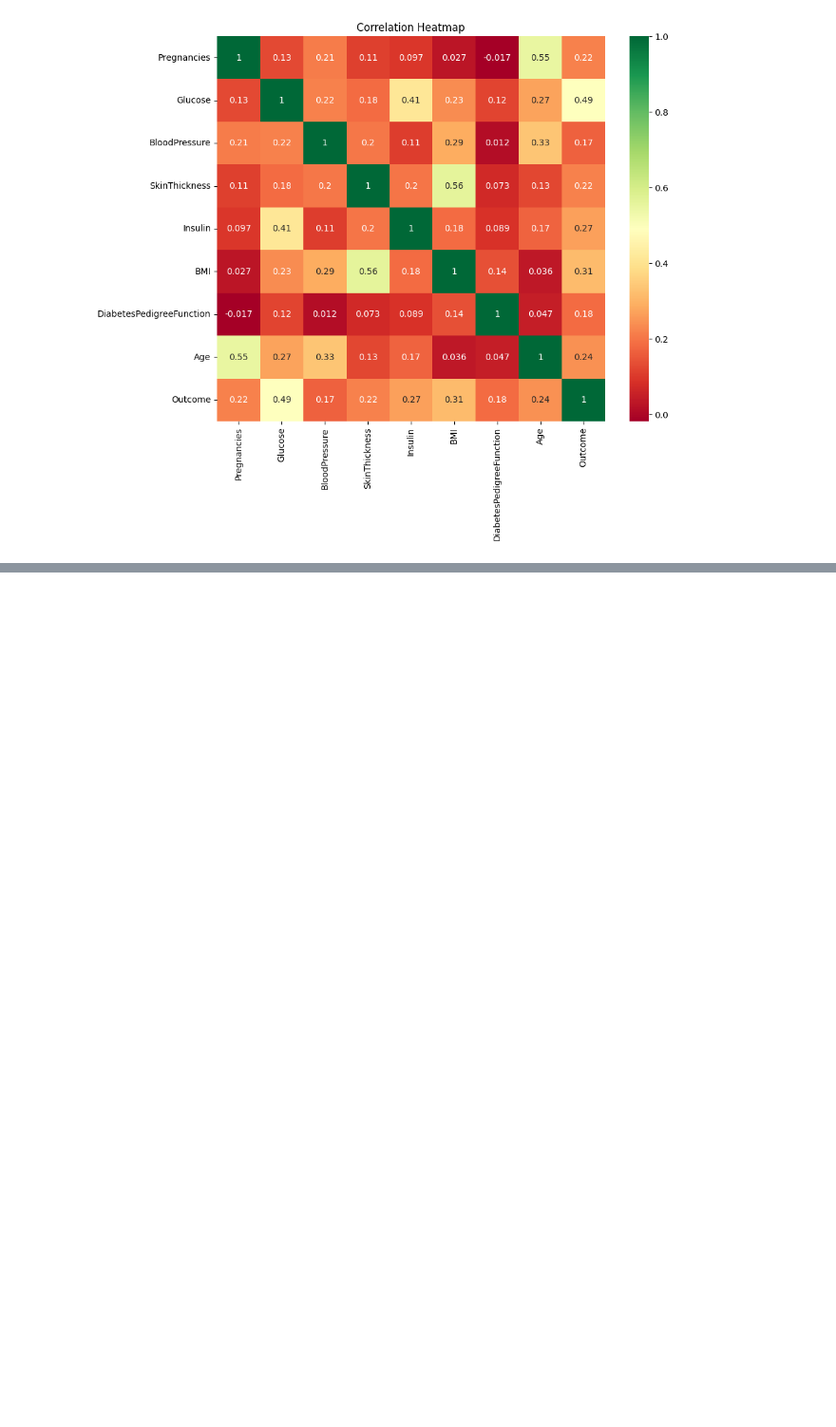
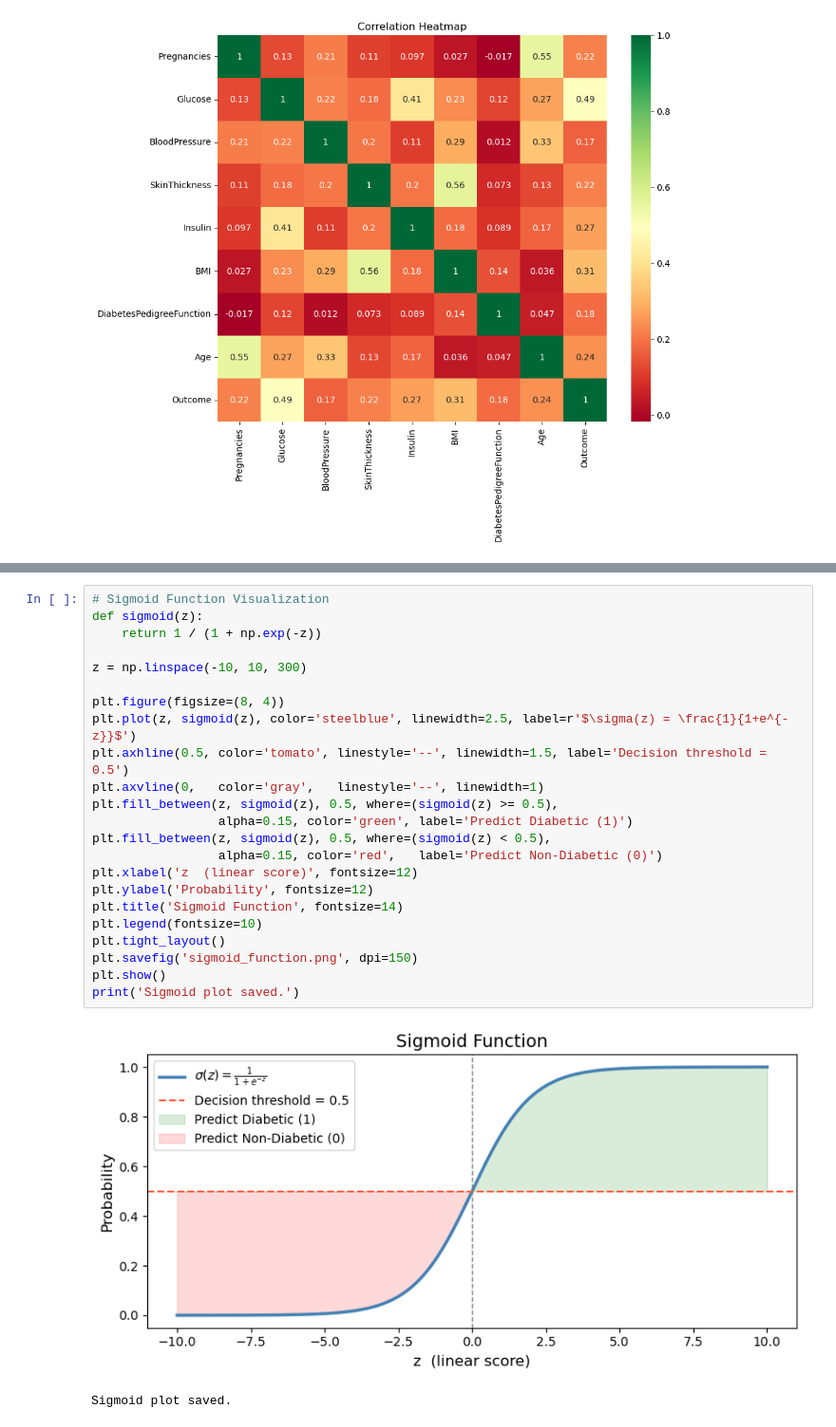
Before and after one commit to RoberRamzy/Classification-for-Pima-Indians-Diabetes-Database, a Jupyter notebook: Lab.ipynb, the cells around one changed output, grey strips where cells are left out. Shown at 95% size. Saved outputs shown, nothing was run; the diff lists cells and outputs as text; blank space fills up the shorter version.

```diff
--- a/Lab.ipynb
+++ b/Lab.ipynb
@@ -232,0 +252,26 @@ Text(0.5, 1.0, 'Correlation Heatmap')
+# %%
+# Sigmoid Function Visualization
+def sigmoid(z):
+    return 1 / (1 + np.exp(-z))
+
+z = np.linspace(-10, 10, 300)
+
+plt.figure(figsize=(8, 4))
+plt.plot(z, sigmoid(z), color='steelblue', linewidth=2.5, label=r'$\sigma(z) = \frac{1}{1+e^{-z}}$')
+plt.axhline(0.5, color='tomato', linestyle='--', linewidth=1.5, label='Decision threshold = 0.5')
+plt.axvline(0,   color='gray',   linestyle='--', linewidth=1)
+plt.fill_between(z, sigmoid(z), 0.5, where=(sigmoid(z) >= 0.5),
+                 alpha=0.15, color='green', label='Predict Diabetic (1)')
+plt.fill_between(z, sigmoid(z), 0.5, where=(sigmoid(z) < 0.5),
+                 alpha=0.15, color='red',   label='Predict Non-Diabetic (0)')
+plt.xlabel('z  (linear score)', fontsize=12)
+plt.ylabel('Probability', fontsize=12)
+plt.title('Sigmoid Function', fontsize=14)
+plt.legend(fontsize=10)
+plt.tight_layout()
+plt.savefig('sigmoid_function.png', dpi=150)
+plt.show()
+print('Sigmoid plot saved.')
+# %% [output]
+[figure, added]
+Sigmoid plot saved.
```
Also changed, not shown: parts of 32 cells of this notebook, 6 other files.
